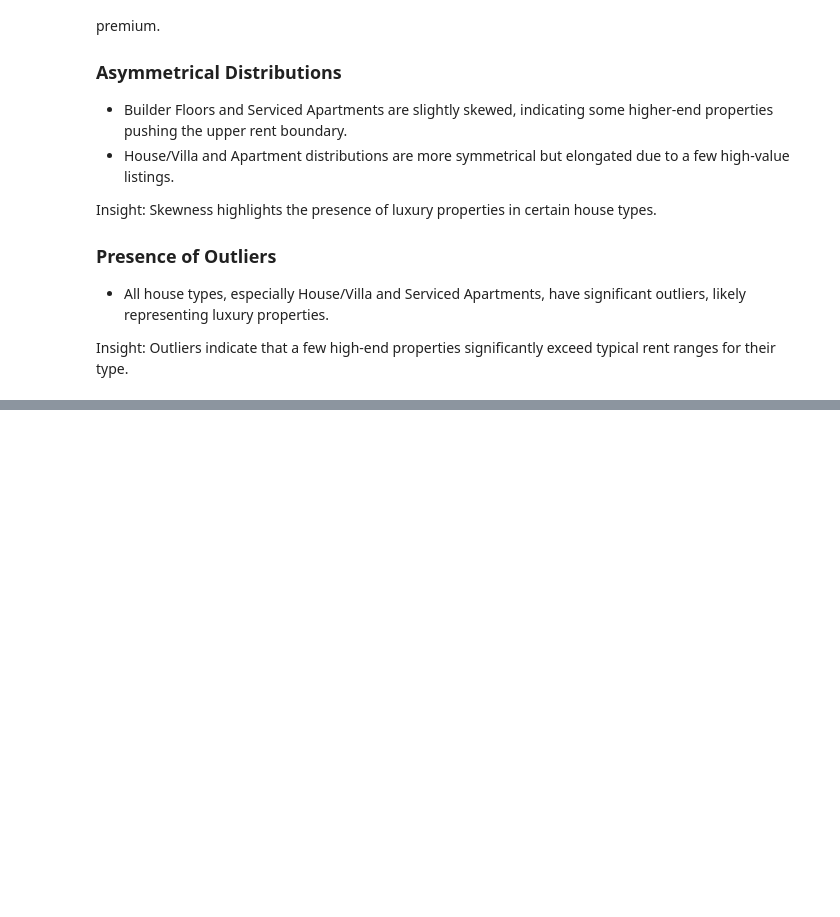
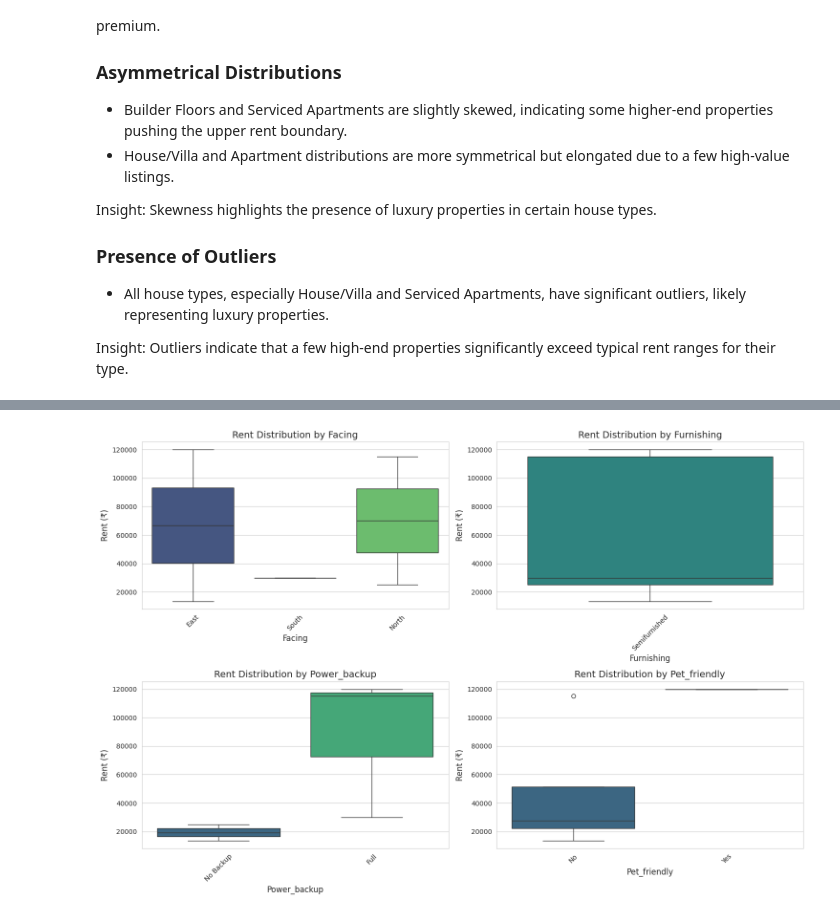
Before and after one commit to Bhanupriya-M/Bangalore-House-Rent-EDA-project, a Jupyter notebook: Bangalore_house_rent_data_analysis.ipynb, the cells around one changed output, grey strips where cells are left out. Drawn from its saved outputs; the diff is of its cells as text; code cells hidden in the pictures; blank space fills up the shorter version.

```diff
--- a/Bangalore_house_rent_data_analysis.ipynb
+++ b/Bangalore_house_rent_data_analysis.ipynb
@@ -473,0 +640,20 @@ categorical_boxplots(df)
+# %%
+def categorical_boxplots(df):
+
+    categorical_features = ['Facing', 'Furnishing', 'Power_backup', 'Pet_friendly']
+    plt.figure(figsize=(15, 10))
+
+    for i, feature in enumerate(categorical_features, 1):
+        plt.subplot(2, 2, i)
+        sns.boxplot(x=df[feature], y=df['Rent'], palette='viridis')
+        plt.xticks(rotation=45)
+        plt.xlabel(feature, fontsize=12)
+        plt.ylabel("Rent (₹)", fontsize=12)
+        plt.title(f"Rent Distribution by {feature}", fontsize=14)
+
+    plt.tight_layout()
+    plt.show()
+
+categorical_boxplots(df)
+# %% [output]
+[figure, added]
```
Also changed, not shown: parts of 21 cells of this notebook.
